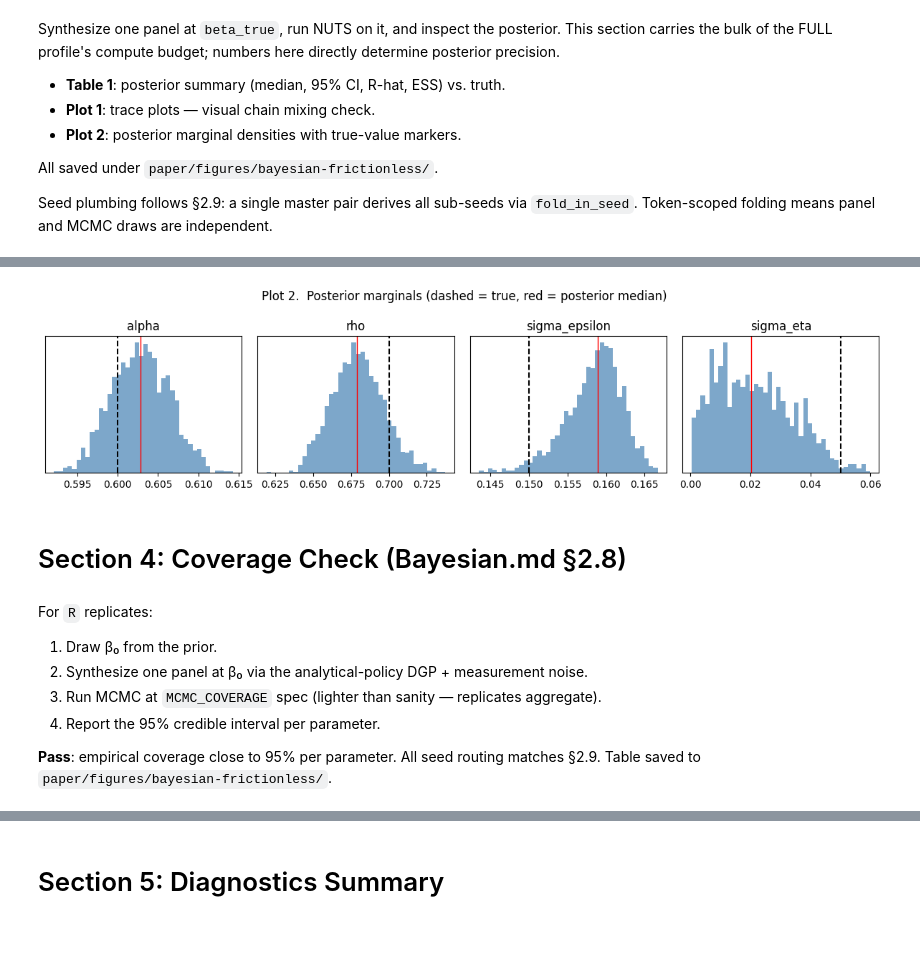
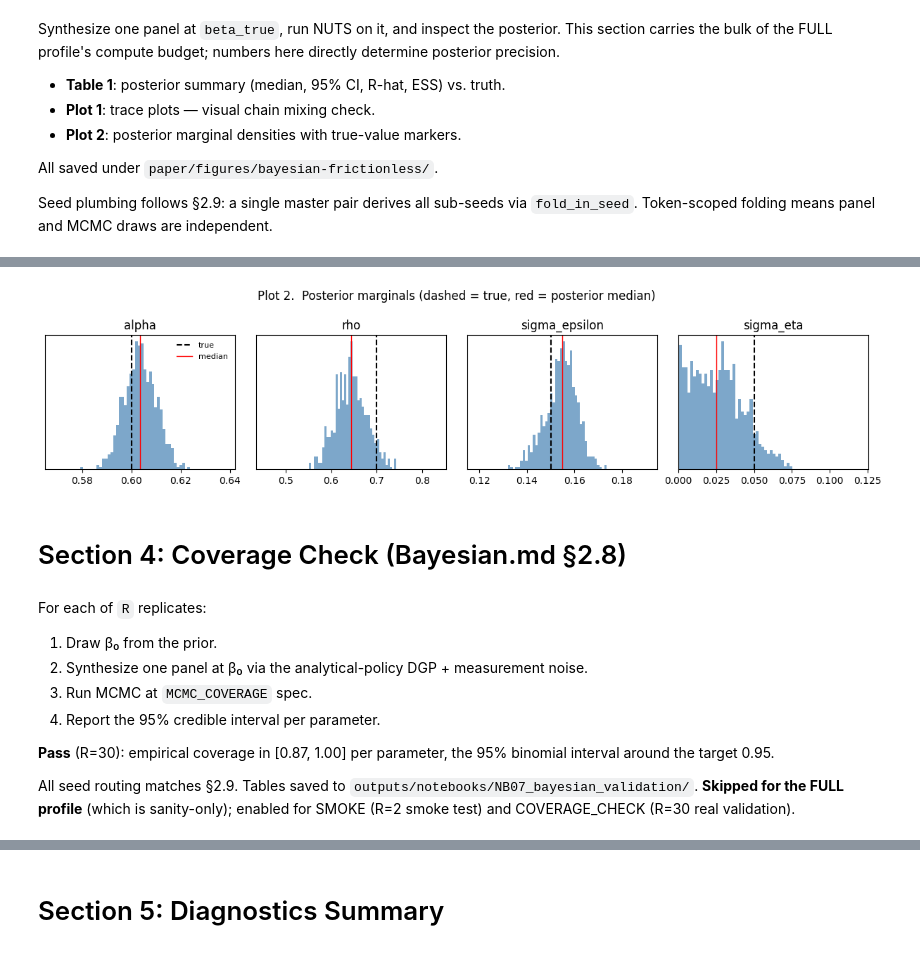
Before and after one commit to zhaoxuanwang/deep-learning-corp-finance, a Jupyter notebook: docs/07_bayesian_validation.ipynb, the cells around one changed output, grey strips where cells are left out. Saved outputs shown, nothing was run; the diff lists cells and outputs as text; code cells hidden in the pictures.

Commit message:
add notebook demo and method for pre-trained NN surrogate with Bayesian MCMC.

```diff
--- a/docs/07_bayesian_validation.ipynb
+++ b/docs/07_bayesian_validation.ipynb
@@ -322,29 +348,43 @@ plt.show()
 # %%
-# Plot 2: posterior marginals
+# Plot 2: posterior marginals.
+# Fixed x-axis: ±4 posterior-sd around the median, expanded to include the
+# true value if it falls outside (so a miscalibrated run stays visually
+# obvious), clipped to the parameter's support. This replaces matplotlib's
+# auto-scaling, which can make a tiny absolute median-vs-truth gap look
+# alarming when the posterior is tight.
+SUPPORT_UPPER = {'alpha': 1.0, 'rho': 1.0}  # other params are positive-unbounded
+
 fig, axes = plt.subplots(1, len(spec.parameter_names),
                          figsize=(3.0 * len(spec.parameter_names), 3))
 for ax, k in zip(axes, spec.parameter_names):
     s = mcmc_result.posterior_samples[k].reshape(-1)
+    med, sd = float(np.median(s)), float(np.std(s))
+    truth   = beta_true[k]
+    xlo = max(0.0, min(med - 6.0 * sd, truth))
+    xhi = min(SUPPORT_UPPER.get(k, np.inf), max(med + 6.0 * sd, truth))
     ax.hist(s, bins=40, alpha=0.7, density=True, color='steelblue')
-    ax.axvline(beta_true[k], color='k', lw=1.5, ls='--')
-    ax.axvline(np.median(s), color='red', lw=1.0)
+    ax.axvline(truth, color='k',   lw=1.5, ls='--', label='true')
+    ax.axvline(med,   color='red', lw=1.0,         label='median')
+    ax.set_xlim(xlo, xhi)
     ax.set_title(k); ax.set_yticks([])
+axes[0].legend(loc='upper right', fontsize=8, frameon=False)
 plt.suptitle('Plot 2.  Posterior marginals (dashed = true, red = posterior median)')
 plt.tight_layout()
 plt.savefig(FIGURES_ROOT / 'plot2_marginals.png', dpi=140, bbox_inches='tight')
 plt.show()
 # %% [output]
-[figure, old version]
+[figure, new version]
 # %% [markdown]
 # Section 4: Coverage Check (Bayesian.md §2.8)
 # %% [markdown]
-For `R` replicates:
+For each of `R` replicates:
 
 1. Draw β₀ from the prior.
 2. Synthesize one panel at β₀ via the analytical-policy DGP + measurement noise.
-3. Run MCMC at `MCMC_COVERAGE` spec (lighter than sanity — replicates aggregate).
+3. Run MCMC at `MCMC_COVERAGE` spec.
 4. Report the 95% credible interval per parameter.
 
-**Pass**: empirical coverage close to 95% per parameter.
-All seed routing matches §2.9.  Table saved to `paper/figures/bayesian-frictionless/`.
+**Pass** (R=30): empirical coverage in [0.87, 1.00] per parameter, the 95% binomial interval around the target 0.95.
+
+All seed routing matches §2.9. Tables saved to `outputs/notebooks/NB07_bayesian_validation/`. **Skipped for the FULL profile** (which is sanity-only); enabled for SMOKE (R=2 smoke test) and COVERAGE_CHECK (R=30 real validation).
 # %%
```
Also changed, not shown: parts of 10 cells of this notebook, 21 other files.
